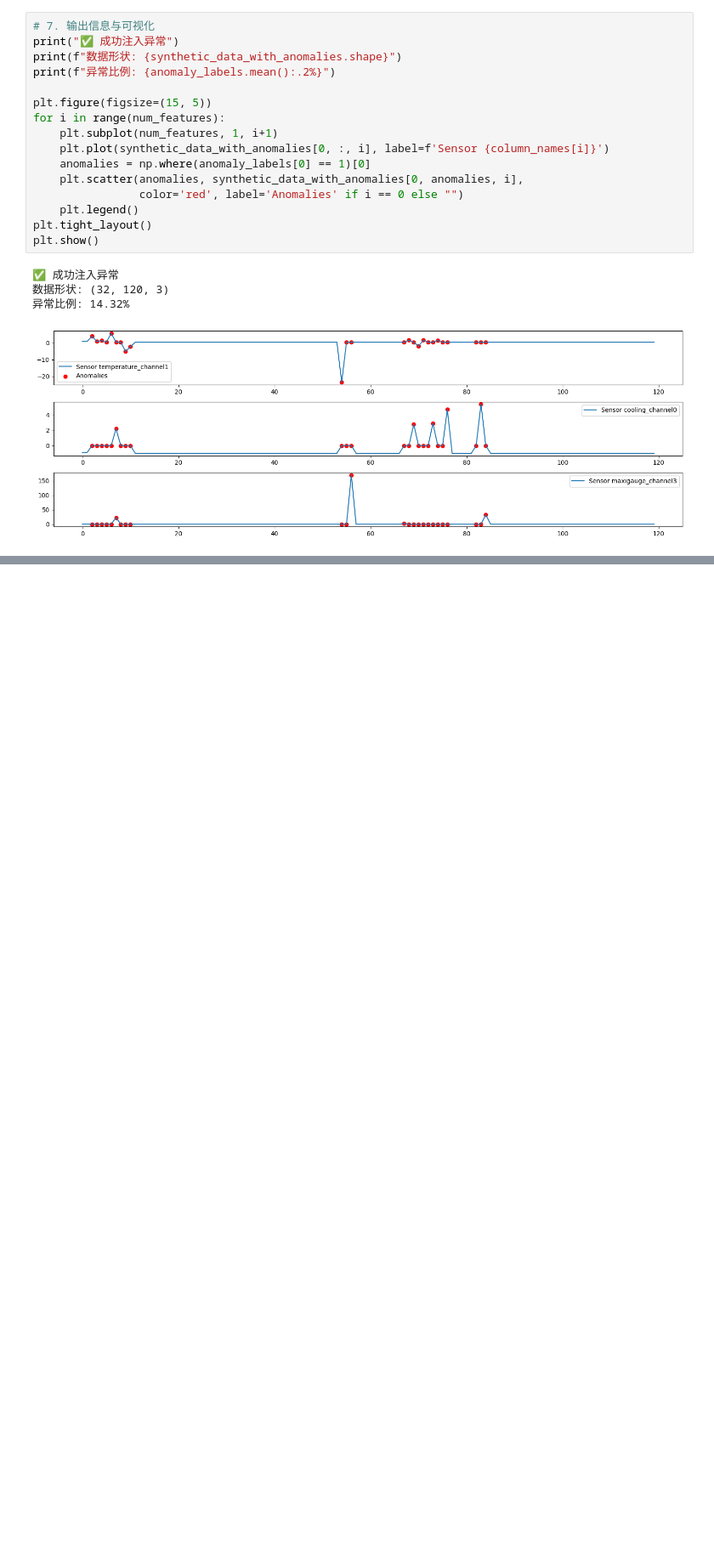
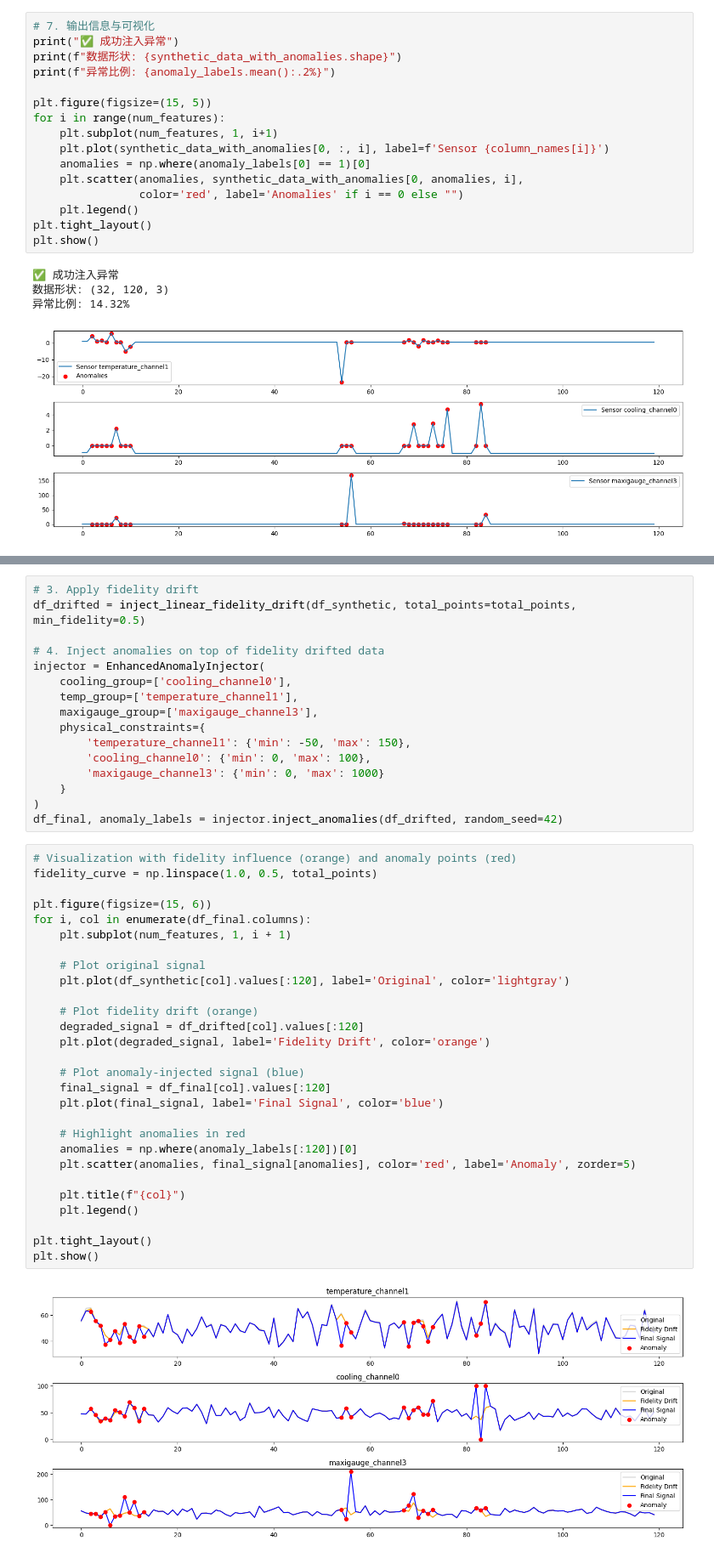
Before and after one commit to capstone-2420-0024/Intelligent-Hybrid-Quantum-Classical-Computing-Resource-Management-System, a Jupyter notebook: Simulation for sensor data/Creating an Anomaly Injection Function Based on Channel Physical Properties and Relationships.ipynb, the cells around one changed output, grey strips where cells are left out. Shown: that part at 85% size. Drawn from its saved outputs; the diff is of its cells as text; blank space fills up the shorter version.

```diff
--- a/Simulation for sensor data/Creating an Anomaly Injection Function Based on Channel Physical Properties and Relationships.ipynb
+++ b/Simulation for sensor data/Creating an Anomaly Injection Function Based on Channel Physical Properties and Relationships.ipynb
@@ -198,0 +279,46 @@ plt.show()
+# %%
+# 3. Apply fidelity drift
+df_drifted = inject_linear_fidelity_drift(df_synthetic, total_points=total_points, min_fidelity=0.5)
+
+# 4. Inject anomalies on top of fidelity drifted data
+injector = EnhancedAnomalyInjector(
+    cooling_group=['cooling_channel0'],
+    temp_group=['temperature_channel1'],
+    maxigauge_group=['maxigauge_channel3'],
+    physical_constraints={
+        'temperature_channel1': {'min': -50, 'max': 150},
+        'cooling_channel0': {'min': 0, 'max': 100},
+        'maxigauge_channel3': {'min': 0, 'max': 1000}
+    }
+)
+df_final, anomaly_labels = injector.inject_anomalies(df_drifted, random_seed=42)
+# %%
+# Visualization with fidelity influence (orange) and anomaly points (red)
+fidelity_curve = np.linspace(1.0, 0.5, total_points)
+
+plt.figure(figsize=(15, 6))
+for i, col in enumerate(df_final.columns):
+    plt.subplot(num_features, 1, i + 1)
+
+    # Plot original signal
+    plt.plot(df_synthetic[col].values[:120], label='Original', color='lightgray')
+
+    # Plot fidelity drift (orange)
+    degraded_signal = df_drifted[col].values[:120]
+    plt.plot(degraded_signal, label='Fidelity Drift', color='orange')
+
+    # Plot anomaly-injected signal (blue)
+    final_signal = df_final[col].values[:120]
+    plt.plot(final_signal, label='Final Signal', color='blue')
+
+    # Highlight anomalies in red
+    anomalies = np.where(anomaly_labels[:120])[0]
+    plt.scatter(anomalies, final_signal[anomalies], color='red', label='Anomaly', zorder=5)
+
+    plt.title(f"{col}")
+    plt.legend()
+
+plt.tight_layout()
+plt.show()
+# %% [output]
+[figure, added]
```
Also changed, not shown: parts of 8 cells of this notebook.
